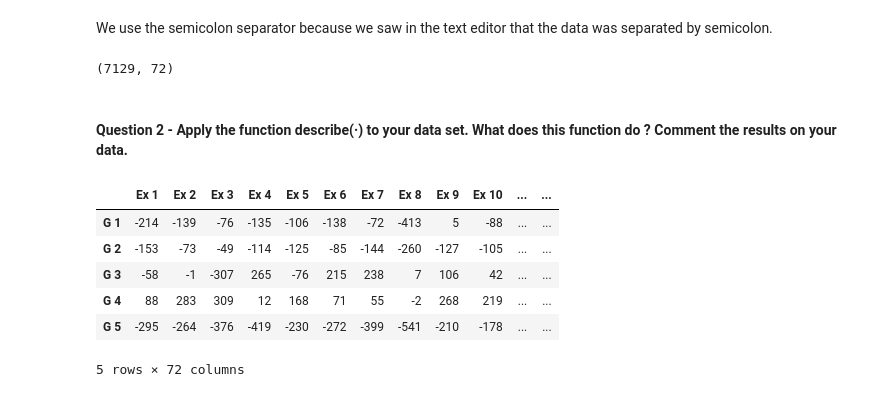
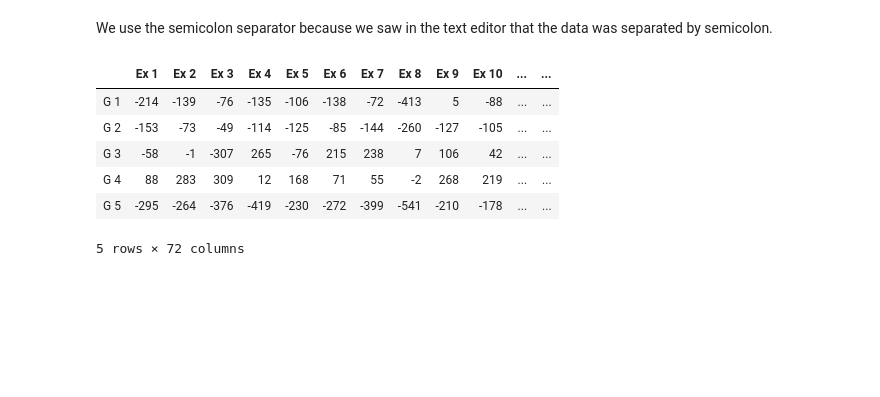
Before and after one commit to sebastienmascha/data-science-ML-python-isep, a Jupyter notebook: Lab3_mascha_sebastien/Lab3_ExB-Copy1.ipynb, the cells around one changed output. Saved outputs shown, nothing was run; the diff lists cells and outputs as text; code cells hidden in the pictures; blank space fills up the shorter version.

```diff
--- a/Lab3_mascha_sebastien/Lab3_ExB-Copy1.ipynb
+++ b/Lab3_mascha_sebastien/Lab3_ExB-Copy1.ipynb
@@ -33,19 +36,13 @@ In this exercice, we study the ”golub” data set.
 We use the semicolon separator because we saw in the text editor that the data was separated
 by semicolon.
 # %%
-dataframe = pd.read_csv("data/golub_data.csv", sep=',')
-print(dataframe.shape)
+golub_df = pd.read_csv("data/golub_data.csv", sep=',')
+golub_df.head()
 # %% [output]
+|  | Ex 1 | Ex 2 | Ex 3 | Ex 4 | Ex 5 | Ex 6 | Ex 7 | Ex 8 | Ex 9 | Ex 10 | ... | ... |
+| G 1 | -214 | -139 | -76 | -135 | -106 | -138 | -72 | -413 | 5 | -88 | ... | ... |
+| G 2 | -153 | -73 | -49 | -114 | -125 | -85 | -144 | -260 | -127 | -105 | ... | ... |
+| G 3 | -58 | -1 | -307 | 265 | -76 | 215 | 238 | 7 | 106 | 42 | ... | ... |
+| G 4 | 88 | 283 | 309 | 12 | 168 | 71 | 55 | -2 | 268 | 219 | ... | ... |
+| G 5 | -295 | -264 | -376 | -419 | -230 | -272 | -399 | -541 | -210 | -178 | ... | ... |
-(7129, 72)
+5 rows × 72 columns
-# %% [markdown]
-#### Question 2 - Apply the function describe(·) to your data set. What does this function do ? Comment the results on your data.
-# %%
-dataframe.head()
-# %% [output]
-|  | Ex 1 | Ex 2 | Ex 3 | Ex 4 | Ex 5 | Ex 6 | Ex 7 | Ex 8 | Ex 9 | Ex 10 | ... | ... |
-| G 1 | -214 | -139 | -76 | -135 | -106 | -138 | -72 | -413 | 5 | -88 | ... | ... |
-| G 2 | -153 | -73 | -49 | -114 | -125 | -85 | -144 | -260 | -127 | -105 | ... | ... |
-| G 3 | -58 | -1 | -307 | 265 | -76 | 215 | 238 | 7 | 106 | 42 | ... | ... |
-| G 4 | 88 | 283 | 309 | 12 | 168 | 71 | 55 | -2 | 268 | 219 | ... | ... |
-| G 5 | -295 | -264 | -376 | -419 | -230 | -272 | -399 | -541 | -210 | -178 | ... | ... |
-5 rows × 72 columns
```
Also changed, not shown: parts of 31 cells of this notebook, 1 other file.
